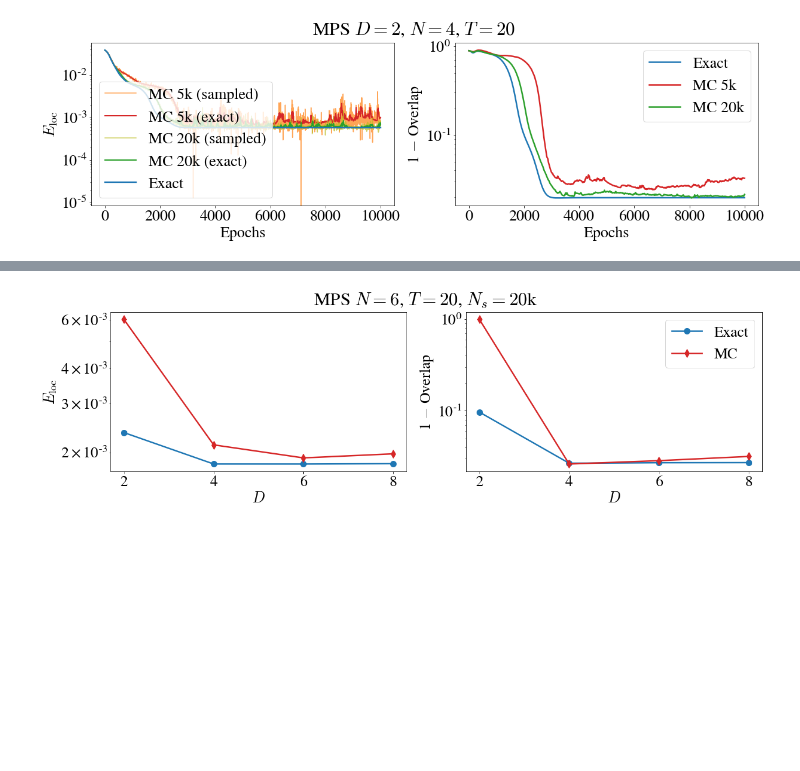
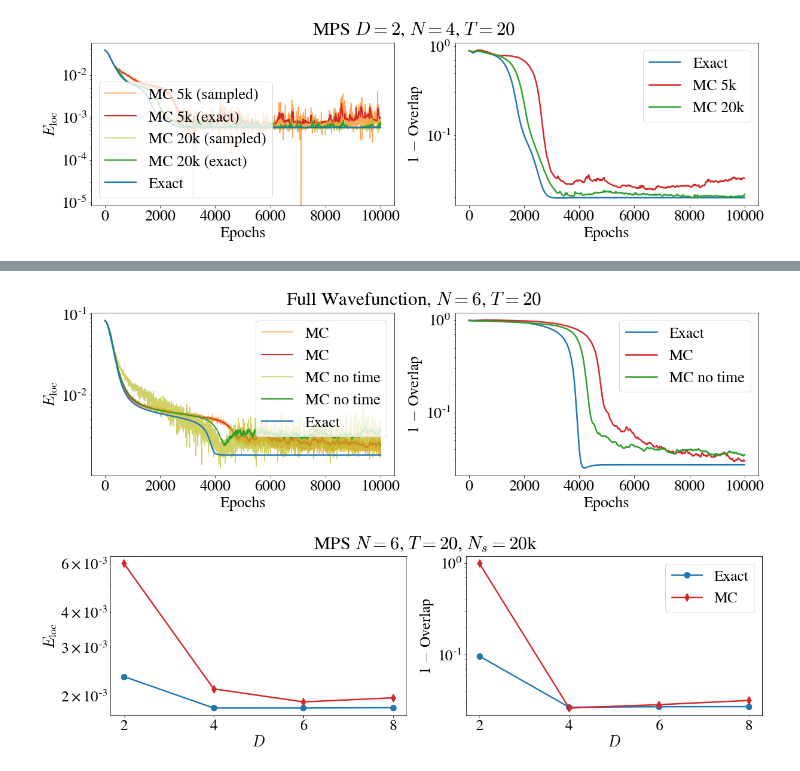
Before and after one commit to stavros11/Time-Evolution, a Jupyter notebook: plotter.ipynb, the cells around one changed output, grey strips where cells are left out. Cells and saved outputs as stored; diff of their text form; code cells hidden in the pictures; blank space fills up the shorter version.

```diff
--- a/plotter.ipynb
+++ b/plotter.ipynb
@@ -135,3 +136,42 @@ sampling2.close()
+# %%
+machine_type = "fullwv"
+title_type = "Full Wavefunction"
+n_sites = 6
+time_steps = 20
+
+all_states = h5py.File("histories/N={}/allstates_{}_N{}M{}.h5py".format(n_sites, machine_type, n_sites, time_steps), "r")
+sampling1 = h5py.File("histories/N={}/sampling{}_{}_N{}M{}.h5py".format(n_sites, 20000, machine_type, n_sites, time_steps), "r")
+sampling2 = h5py.File("histories/N={}/spacesampling{}_{}_N{}M{}.h5py".format(n_sites, 1000, machine_type, n_sites, time_steps), "r")
+
+plt.figure(figsize=(20, 5))
+plt.suptitle("{}, $N={}$, $T={}$".format(title_type, n_sites, time_steps))
+
+plt.subplot(121)
+plt.semilogy(sampling1["sampled_Eloc"][:].real, label="MC", color=cp[1], alpha=0.7)
+plt.semilogy(sampling1["exact_Eloc"][:].real, label="MC", color=cp[3], linewidth=2.0)
+plt.semilogy(sampling2["sampled_Eloc"][:].real, label="MC no time", color=cp[8], alpha=0.7)
+plt.semilogy(sampling2["exact_Eloc"][:].real, label="MC no time", color=cp[2], linewidth=2.0)
+plt.semilogy(all_states["exact_Eloc"][:].real, label="Exact", color=cp[0], linewidth=2.4)
+plt.xlabel("Epochs")
+plt.ylabel("$E_\mathrm{loc}$")
+plt.legend()
+
+plt.subplot(122)
+plt.semilogy(1 - all_states["overlaps"][:], label="Exact", linewidth=2.5, color=cp[0])
+plt.semilogy(1 - sampling1["overlaps"][:], label="MC", linewidth=2.5, color=cp[3])
+plt.semilogy(1 - sampling2["overlaps"][:], label="MC no time", linewidth=2.5, color=cp[2])
+plt.xlabel("Epochs")
+plt.ylabel("1 $-$ Overlap")
+plt.legend()
+
+plt.show()
+#plt.savefig("history_{}_N{}M{}.pdf".format(machine_type, n_sites, time_steps), bbox_inches='tight')
+
+all_states.close()
+sampling1.close()
+sampling2.close()
+# %% [output]
+[figure, added]
 # %%
 D_list = [2, 4, 6, 8]
 all_states, sampling = [], []
```
Also changed, not shown: parts of 3 cells of this notebook, 2 other files.
